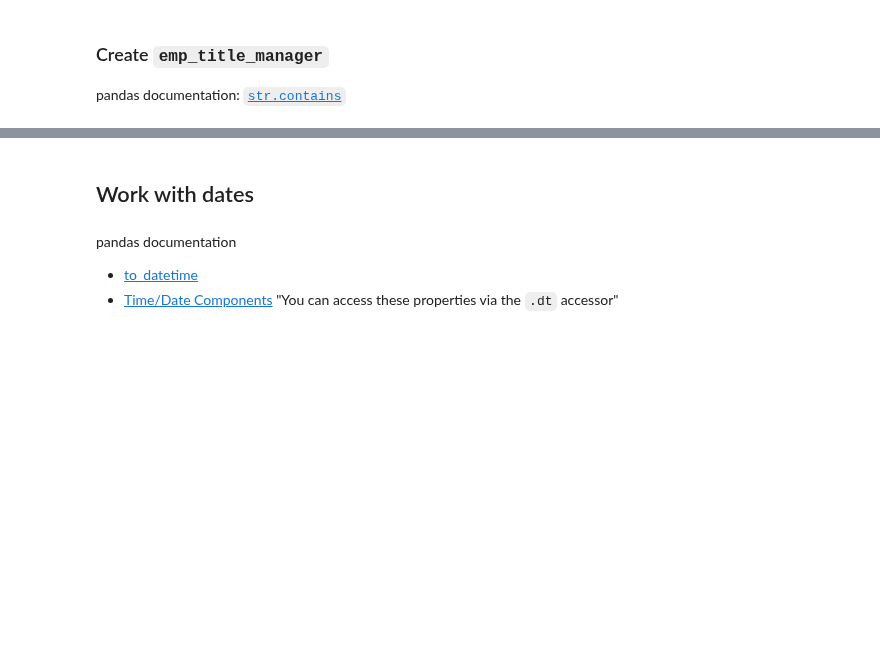
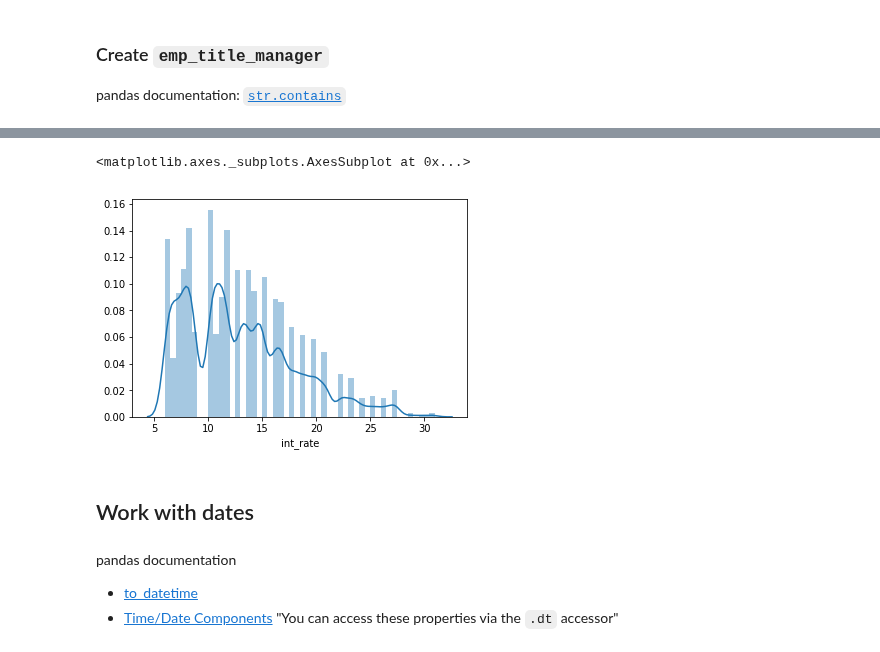
Before and after one commit to HeyLaxmi/DS-Unit-1-Sprint-1-Dealing-With-Data, a Jupyter notebook: Copy_of_LS_DS_124_Make_features.ipynb, the cells around one changed output, grey strips where cells are left out. Cells and saved outputs as stored; diff of their text form; code cells hidden in the pictures; blank space fills up the shorter version.

```diff
--- a/Copy_of_LS_DS_124_Make_features.ipynb
+++ b/Copy_of_LS_DS_124_Make_features.ipynb
@@ -122,3 +384,8 @@ pandas documentation: [`str.contains`](https://pandas.pydata.org/pandas-docs/sta
+# %%
+sns.distplot(plebians['int_rate'])
+# %% [output]
+<matplotlib.axes._subplots.AxesSubplot at 0x...>
+[figure, added]
 # %% [markdown]
 ## Work with dates
 # %% [markdown]
```
Also changed, not shown: parts of 47 cells of this notebook.
